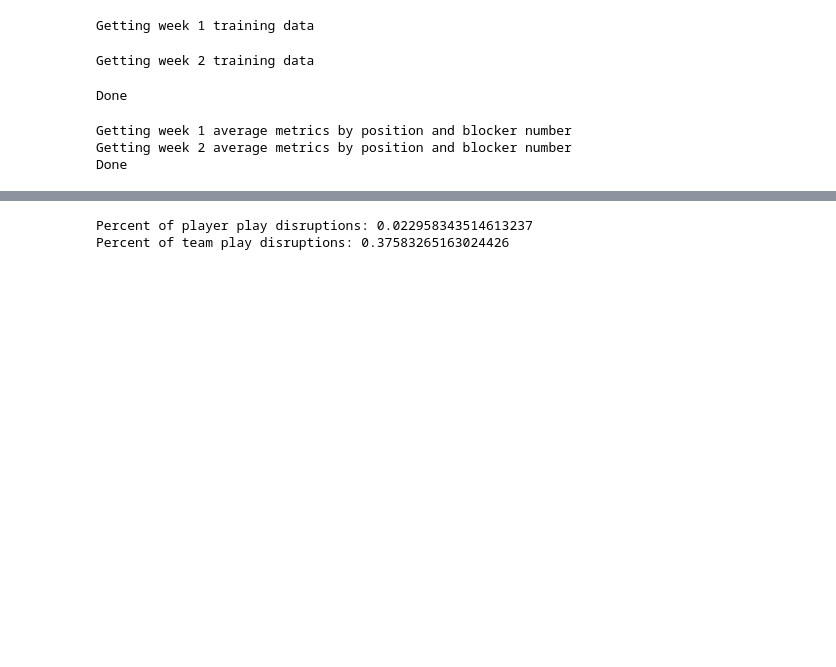
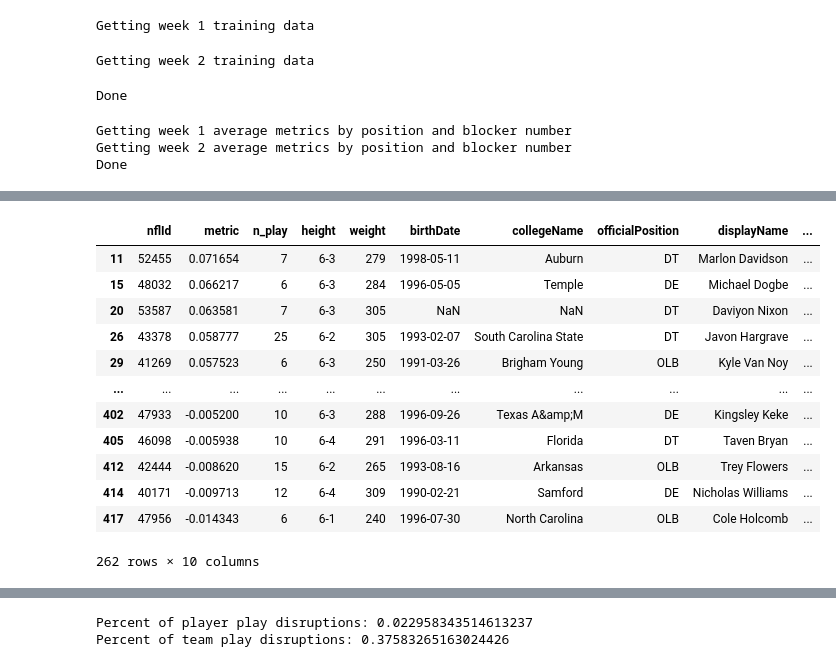
Before and after one commit to nickb1125/Big-Data-Bowl-Linemen, a Jupyter notebook: code/clean/data_clean.ipynb, the cells around one changed output, grey strips where cells are left out. Saved outputs shown, nothing was run; the diff lists cells and outputs as text; code cells hidden in the pictures; blank space fills up the shorter version.

```diff
--- a/code/clean/data_clean.ipynb
+++ b/code/clean/data_clean.ipynb
@@ -295,0 +312,17 @@ Getting week 1 normalized training data
+# %%
+top = get_top_player_metrics(master_track = all_data, metric_dict = this)
+top.loc[top.n_play > 5]
+# %% [output]
+|  | nflId | metric | n_play | height | weight | birthDate | collegeName | officialPosition | displayName | ... |
+| 11 | 52455 | 0.071654 | 7 | 6-3 | 279 | 1998-05-11 | Auburn | DT | Marlon Davidson | ... |
+| 15 | 48032 | 0.066217 | 6 | 6-3 | 284 | 1996-05-05 | Temple | DE | Michael Dogbe | ... |
+| 20 | 53587 | 0.063581 | 7 | 6-3 | 305 | NaN | NaN | DT | Daviyon Nixon | ... |
+| 26 | 43378 | 0.058777 | 25 | 6-2 | 305 | 1993-02-07 | South Carolina State | DT | Javon Hargrave | ... |
+| 29 | 41269 | 0.057523 | 6 | 6-3 | 250 | 1991-03-26 | Brigham Young | OLB | Kyle Van Noy | ... |
+| ... | ... | ... | ... | ... | ... | ... | ... | ... | ... | ... |
+| 402 | 47933 | -0.005200 | 10 | 6-3 | 288 | 1996-09-26 | Texas A&amp;M | DE | Kingsley Keke | ... |
+| 405 | 46098 | -0.005938 | 10 | 6-4 | 291 | 1996-03-11 | Florida | DT | Taven Bryan | ... |
+| 412 | 42444 | -0.008620 | 15 | 6-2 | 265 | 1993-08-16 | Arkansas | OLB | Trey Flowers | ... |
+| 414 | 40171 | -0.009713 | 12 | 6-4 | 309 | 1990-02-21 | Samford | DE | Nicholas Williams | ... |
+| 417 | 47956 | -0.014343 | 6 | 6-1 | 240 | 1996-07-30 | North Carolina | OLB | Cole Holcomb | ... |
+262 rows × 10 columns
```
Also changed, not shown: parts of 10 cells of this notebook, 1 other file.
